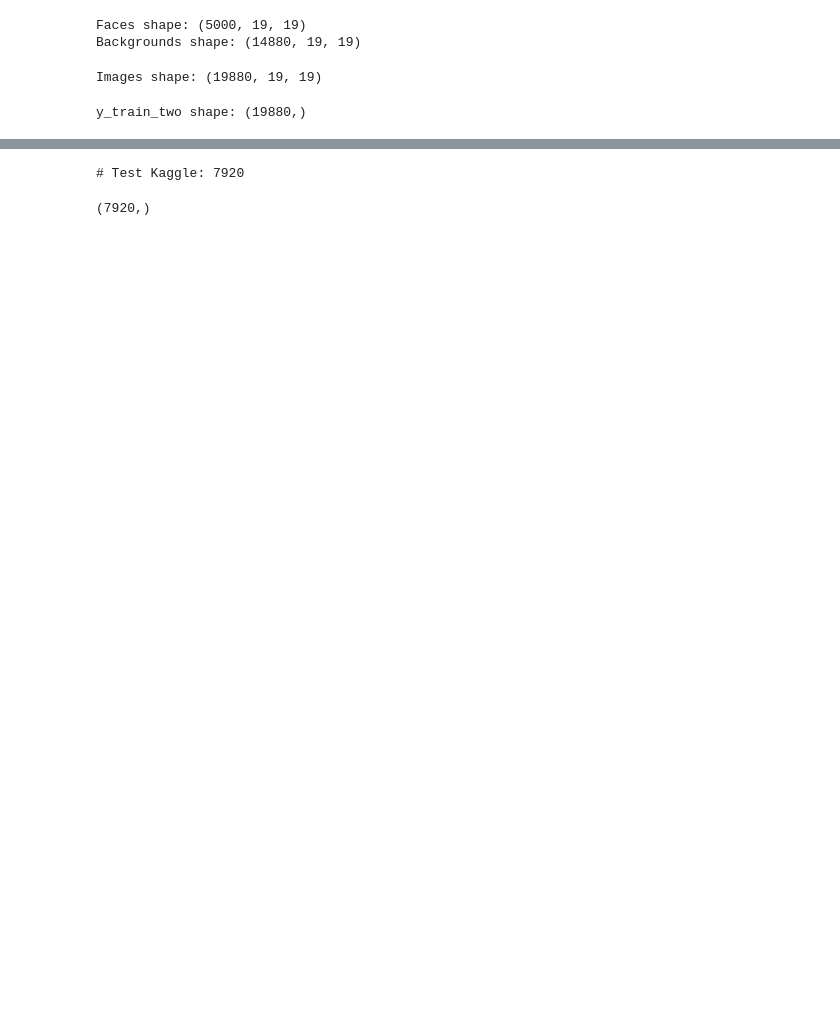
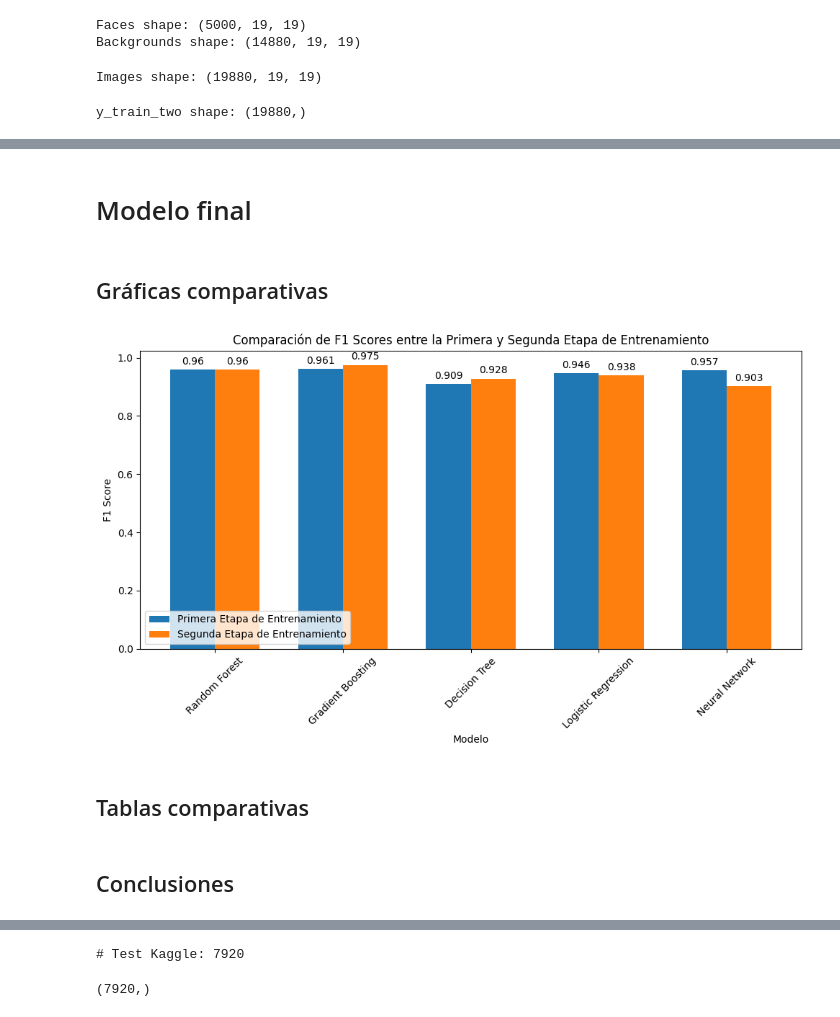
Before and after one commit to SantiagoTonarelli/Obligatorio-Machine-Learning-IA, a Jupyter notebook: Oliva-Severo-Tonarelli-Obligatorio.ipynb, the cells around one changed output, grey strips where cells are left out. Saved outputs shown, nothing was run; the diff lists cells and outputs as text; code cells hidden in the pictures; blank space fills up the shorter version.

Commit message:
Added generic functions to generate graphs and tables

```diff
--- a/Oliva-Severo-Tonarelli-Obligatorio.ipynb
+++ b/Oliva-Severo-Tonarelli-Obligatorio.ipynb
@@ -376,6 +401,6 @@ params_dist_gb = {
     'subsample': [0.8, 0.9, 1.0]
 }
 
-best_gb_model, features_indexes_gb, best_gb_results = classifierOptimizer("Gradient Boosting", X_train, y_train, params_dist_gb, GradientBoostingClassifier(random_state=42))
+best_gb_model, features_indexes_gb, best_gb_results, results_dataframe_gb, cv_results_gb, best_index_gb = classifierOptimizer("Gradient Boosting", X_train, y_train, params_dist_gb, GradientBoostingClassifier(random_state=42))
 # %% [output]
 Fitting 2 folds for each of 25 candidates, totalling 50 fits
@@ -404,6 +435,6 @@ params_dist_dt = {
     'criterion': ['gini', 'entropy']
 }
 
-best_dt_model, features_indexes_dt, best_dt_results = classifierOptimizer("Decision Tree", X_train, y_train, params_dist_dt, DecisionTreeClassifier(random_state=42))
+best_dt_model, features_indexes_dt, best_dt_results, results_dataframe_dt, cv_results_dt, best_index_dt = classifierOptimizer("Decision Tree", X_train, y_train, params_dist_dt, DecisionTreeClassifier(random_state=42))
 # %% [output]
 Fitting 2 folds for each of 25 candidates, totalling 50 fits
@@ -432,6 +469,6 @@ params_dist_lr = {
     'tol': [1e-3, 1e-4, 1e-5],
 }
 
-best_lr_model, features_indexes_lr, best_lr_results = classifierOptimizer("Logistic Regression", X_train, y_train, params_dist_lr, SGDClassifier(random_state=42))
+best_lr_model, features_indexes_lr, best_lr_results, results_dataframe_lr, cv_results_lr, best_index_lr = classifierOptimizer("Logistic Regression", X_train, y_train, params_dist_lr, SGDClassifier(random_state=42))
 # %% [output]
 Fitting 2 folds for each of 25 candidates, totalling 50 fits
@@ -461,6 +504,6 @@ params_dist_mlp = {
     'max_iter': randint(1000, 2000)
 }
 
-best_mlp_model, features_indexes_mlp, best_mlp_results = classifierOptimizer("Neural Network", X_train, y_train, params_dist_mlp, MLPClassifier(random_state=42))
+best_mlp_model, features_indexes_mlp, best_mlp_results, results_dataframe_mlp, cv_results_mlp, best_index_mlp = classifierOptimizer("Neural Network", X_train, y_train, params_dist_mlp, MLPClassifier(random_state=42))
 # %% [output]
 Fitting 2 folds for each of 25 candidates, totalling 50 fits
@@ -549,0 +624,66 @@ Average F1 score: 0.9345426590276338
+# %% [markdown]
+# Modelo final
+# %% [markdown]
+## Gráficas comparativas
+# %%
+#TODO agregar accuracy y precision a la comparación y hacer las dos gráficas restantes (igual a f1)
+# TODO guardar los resultados en un archivo csv
+
+# F1 scores de la primera etapa de entrenamiento
+f1_scores_first_stage = {
+    "Random Forest": best_rf_results['f1'],
+    "Gradient Boosting": best_gb_results['f1'],
+    "Decision Tree": best_dt_results['f1'],
+    "Logistic Regression": best_lr_results['f1'],
+    "Neural Network": best_mlp_results['f1']
+}
+
+# F1 scores de la segunda etapa de entrenamiento
+f1_scores_second_stage = {
+    "Random Forest": scores_rf.mean(),
+    "Gradient Boosting": scores_gb.mean(),
+    "Decision Tree": scores_dt.mean(),
+    "Logistic Regression": scores_lr.mean(),
+    "Neural Network": scores_mlp.mean()
+}
+
+# Obtener los nombres de los modelos y los puntajes de F1
+models = list(f1_scores_first_stage.keys())
+first_stage_scores = list(f1_scores_first_stage.values())
+second_stage_scores = list(f1_scores_second_stage.values())
+
+x = np.arange(len(models))  # la ubicación de las etiquetas
+width = 0.35  # el ancho de las barras
+
+fig, ax = plt.subplots(figsize=(10, 6))
+rects1 = ax.bar(x - width/2, first_stage_scores, width, label='Primera Etapa de Entrenamiento')
+rects2 = ax.bar(x + width/2, second_stage_scores, width, label='Segunda Etapa de Entrenamiento')
+
+# Añadir texto para etiquetas, título y etiquetas personalizadas del eje x, etc.
+ax.set_xlabel('Modelo')
+ax.set_ylabel('F1 Score')
+ax.set_title('Comparación de F1 Scores entre la Primera y Segunda Etapa de Entrenamiento')
+ax.set_xticks(x)
+ax.set_xticklabels(models, rotation=45)
+ax.legend()
+
+# Adjuntar una etiqueta de texto encima de cada barra en rects, mostrando su altura.
+def autolabel(rects):
+    for rect in rects:
+        height = rect.get_height()
+        ax.annotate('{}'.format(round(height, 3)),
+                    xy=(rect.get_x() + rect.get_width() / 2, height),
+                    xytext=(0, 3),  # 3 puntos de offset vertical
+                    textcoords="offset points",
+                    ha='center', va='bottom')
+
+autolabel(rects1)
+autolabel(rects2)
+
+fig.tight_layout()
+
+plt.show()
+# %% [output]
+[figure, added]
+# %% [markdown]
+## Tablas comparativas
@@ -549,0 +694,2 @@ Average F1 score: 0.9345426590276338
+# %% [markdown]
+## Conclusiones
```
Also changed, not shown: parts of 60 cells of this notebook, 2 other files.
